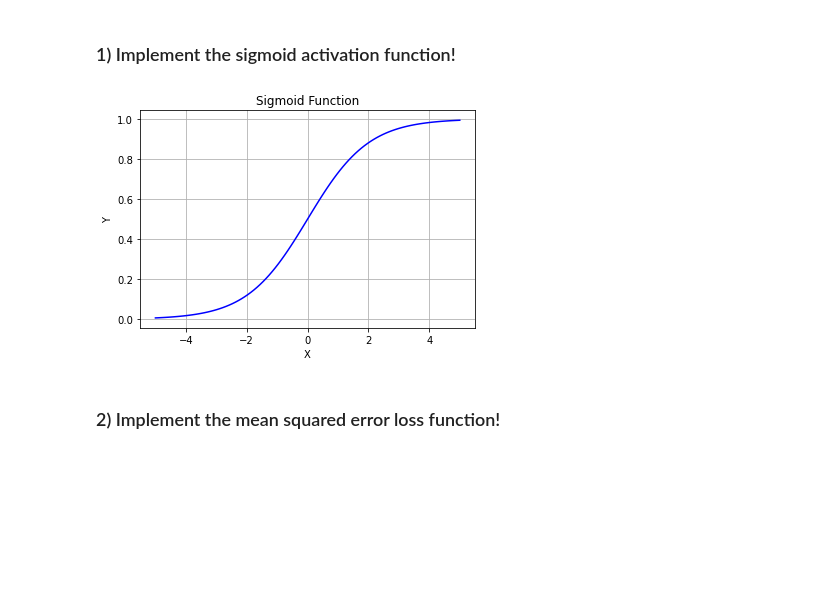
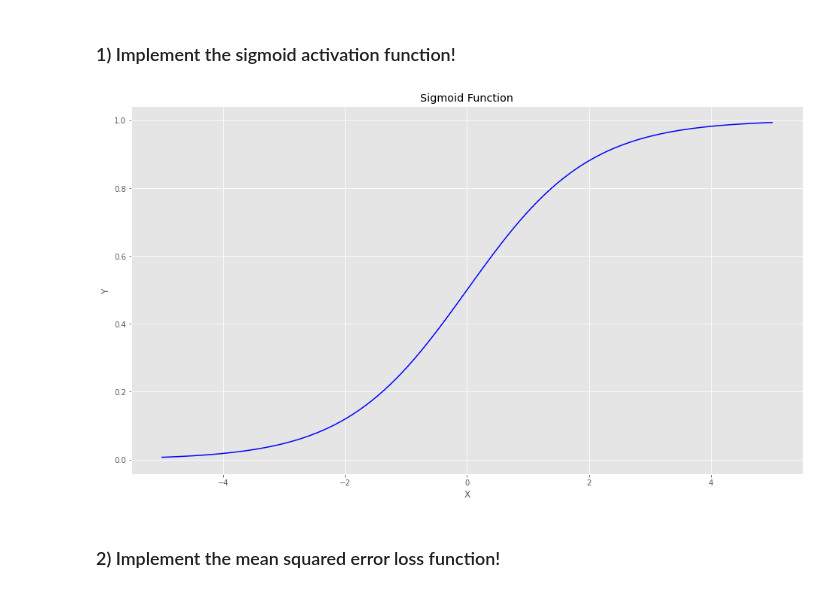
Before and after one commit to Steve2608/machine-learning-supervised-techniques, a Jupyter notebook: UE4/A04_01555842_Brandl_Stefan.ipynb, the cells around one changed output. Saved outputs shown, nothing was run; the diff lists cells and outputs as text; code cells hidden in the pictures; blank space fills up the shorter version.

```diff
--- a/UE4/A04_01555842_Brandl_Stefan.ipynb
+++ b/UE4/A04_01555842_Brandl_Stefan.ipynb
@@ -243,7 +243,10 @@ Tipp: use the chain rule! If you feel puzzled by the vector derivative, think it
 ## Task 3 - implement the forward and backward step
 Below you are given code you have to fill in
 # %%
+from typing import Union
+
 import numpy as np
 from matplotlib import pyplot as plt
+plt.style.use('ggplot')
 from scipy.stats import truncnorm
 # %%
@@ -293,21 +295,19 @@ plt.show()
 # %% [markdown]
 ### 1) Implement the sigmoid activation function!
 # %%
-# TODO: implement the sigmoid activation function!
-def sigmoid(x):
+def sigmoid(x: Union[float, np.ndarray]) -> Union[float, np.ndarray]:
     return 1 / (1 + np.exp(-x))
-activation_function = sigmoid
 
 # the code below plots your implementation.
+plt.figure(figsize=(16, 9))
 X = np.linspace(-5, 5, 100)
 plt.plot(X, sigmoid(X),'b')
 plt.xlabel('X')
 plt.ylabel('Y')
 plt.title('Sigmoid Function')
-plt.grid()
 plt.show()
 # %% [output]
-[figure, old version]
+[figure, new version]
 # %% [markdown]
 ### 2) Implement the mean squared error loss function!
 # %%
```
Also changed, not shown: parts of 7 cells of this notebook, 1 other file.
